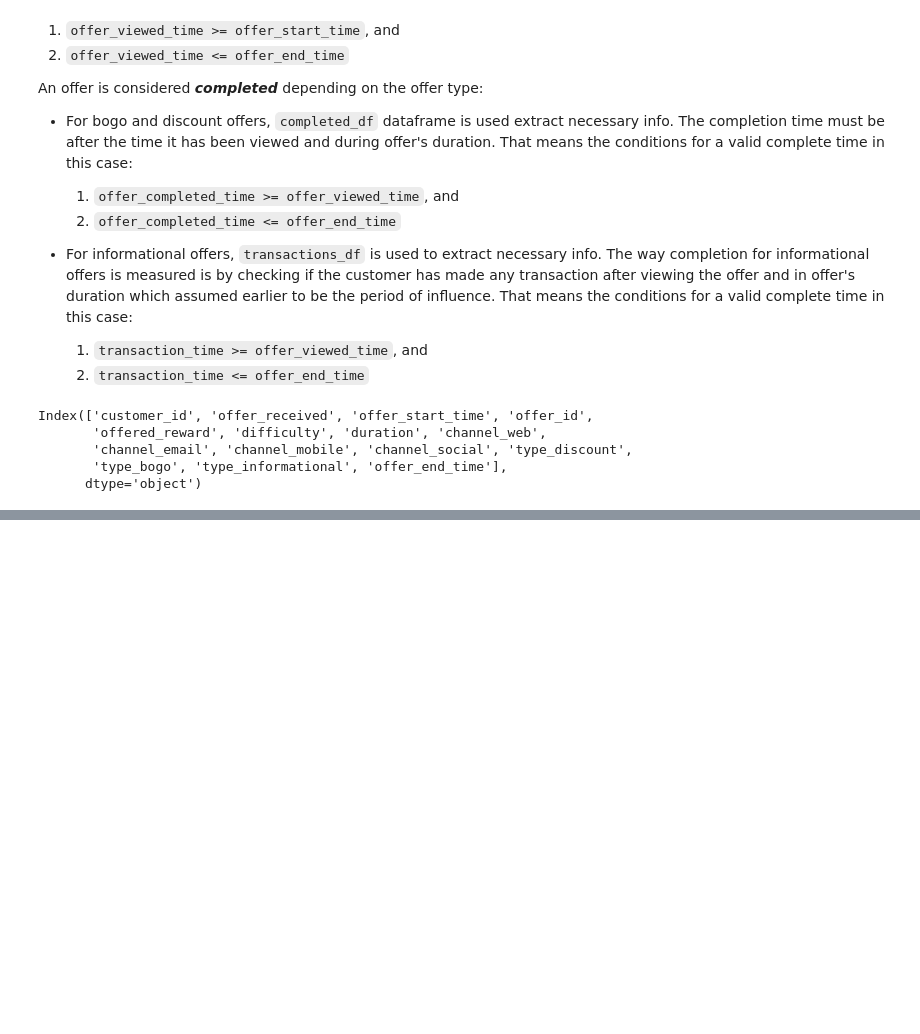
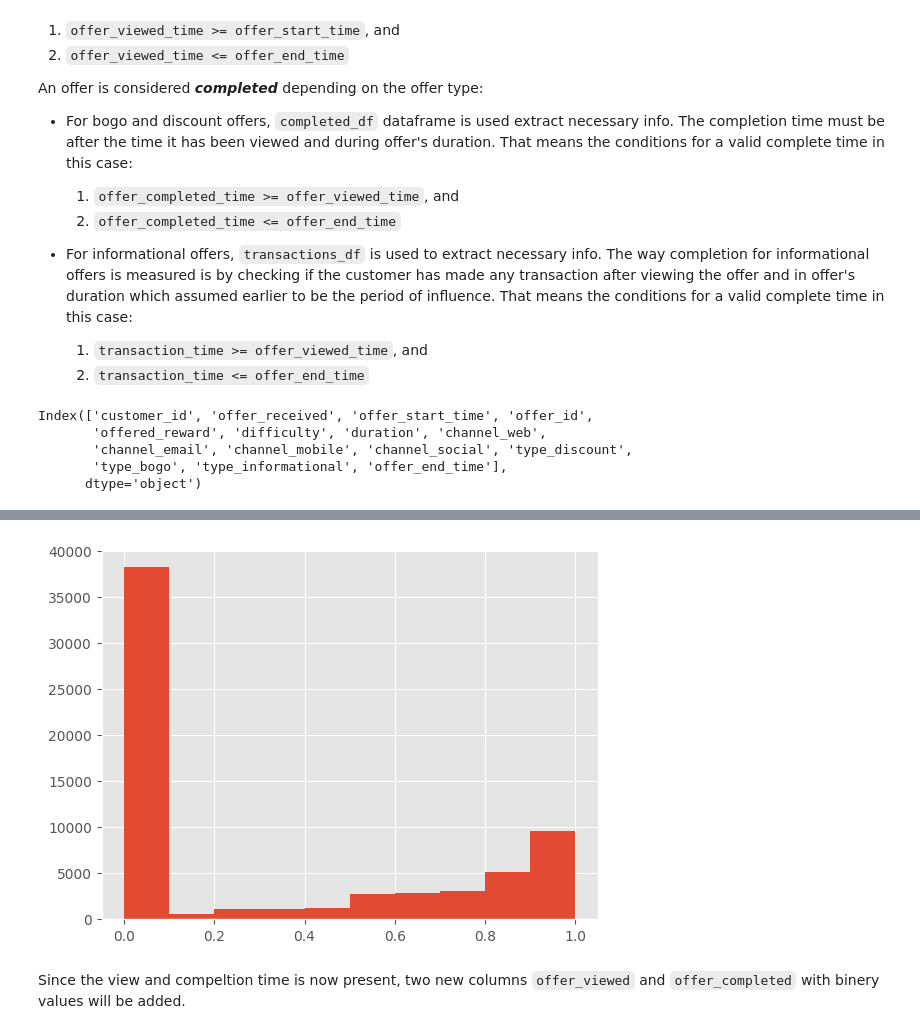
Before and after one commit to Kavin-Prasanth75/Starbucks-segmentation, a Jupyter notebook: main.ipynb, the cells around one changed output, grey strips where cells are left out. Drawn from its saved outputs; the diff is of its cells as text; code cells hidden in the pictures; blank space fills up the shorter version.

```diff
--- a/main.ipynb
+++ b/main.ipynb
@@ -770,0 +806,11 @@ AttributeError: `np.NaN` was removed in the NumPy 2.0 release. Use `np.nan` inst
+# %%
+# Add `response_score` column
+
+temp_df['response_score'] = (
+    temp_df.offer_completed_time -
+    temp_df.offer_viewed_time).apply(
+    lambda x: x if x >= 0 else np.nan)
+
+temp_df.response_score = np.round(((
+    (temp_df.duration * 24) - temp_df.response_score) /
+    (temp_df.duration * 24)), 2).fillna(0)
@@ -770,0 +836,6 @@ AttributeError: `np.NaN` was removed in the NumPy 2.0 release. Use `np.nan` inst
+# %%
+temp_df.response_score.hist();
+# %% [output]
+[figure, added]
+# %% [markdown]
+Since the view and compeltion time is now present, two new columns `offer_viewed` and `offer_completed` with binery values will be added.
```
Also changed, not shown: parts of 19 cells of this notebook, 1 other file.
